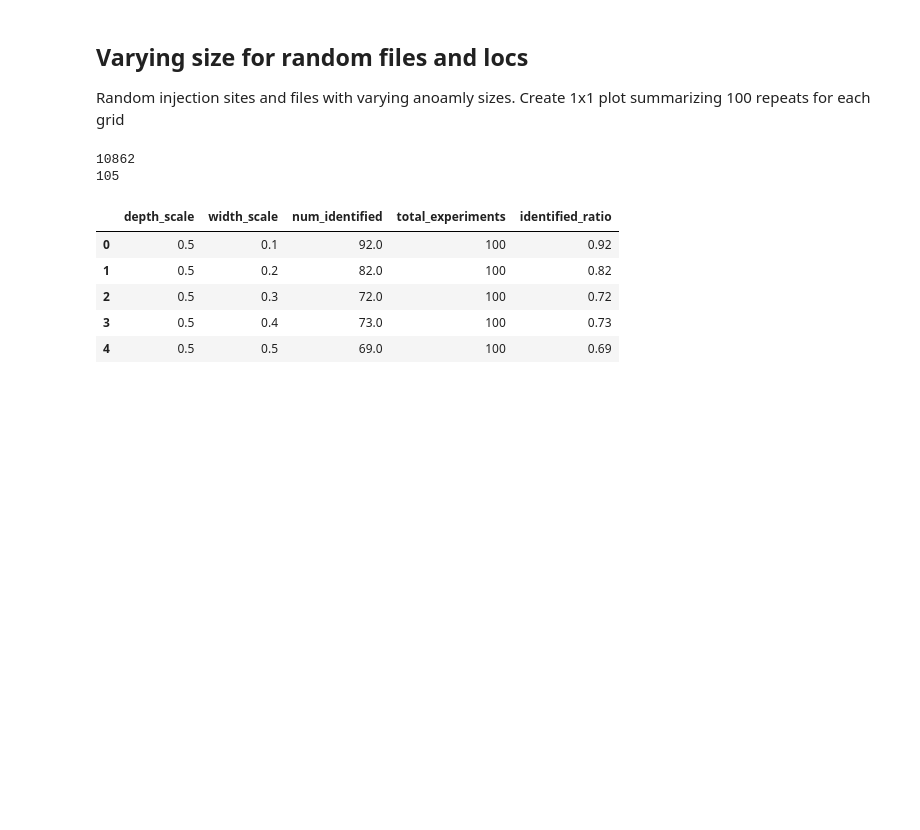
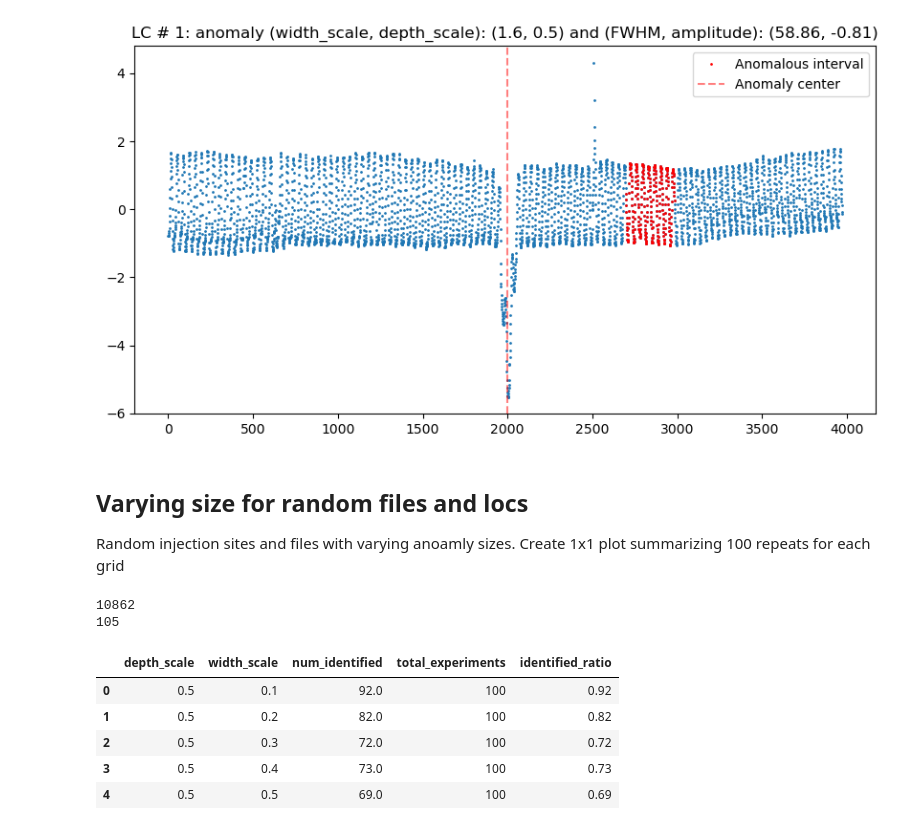
Before and after one commit to linneawolniewicz/dipper-detection, a Jupyter notebook: scripts/analyze_results.ipynb, the cells around one changed output. Cells and saved outputs as stored; diff of their text form; code cells hidden in the pictures; blank space fills up the shorter version.

```diff
--- a/scripts/analyze_results.ipynb
+++ b/scripts/analyze_results.ipynb
@@ -4,0 +14,15 @@ import pandas as pd
+# %%
+lightcurve_number = 1
+data_dir = "../results/"
+data_name = f"grid_search/gp_initial_{lightcurve_number}.txt"
+
+# results are stored in a txt file, with header: start,end,metric
+data = pd.read_csv(data_dir + data_name, header=0, sep=",")
+print(data.head())
+
+# find the best metric start and end interval
+best_metric = data["metric"].max()
+best_interval = data[data["metric"] == best_metric]
+start = int(best_interval["start"].values[0])
+end = int(best_interval["end"].values[0])
+print(best_interval)
@@ -5,3 +38,47 @@ import pandas as pd
+# %%
+# Load the lightcurve
+shape = "gaussian"
+width_scale = 1.6
+depth_scale = 0.5
+loc = 2000
+
+# Load the data
+data_dir = '../data/k2/'
+filename = f'k2_{lightcurve_number}.fits'
+x, y, y_err = load_k2_data(data_dir + filename)
+
+# Scale data to be between 0 and 1
+y = (y - np.min(y)) / (np.max(y) - np.min(y))
+y_err = y_err / (np.max(y) - np.min(y))
+
+# Inject anomalies
+steps, y, anomaly_locs, anomaly_amp, anomaly_fwhm = inject_anomaly(
+    y,
+    num_anomalies=1,
+    seed=lightcurve_number,
+    shapes=[shape],
+    width_scale=width_scale,
+    depth_scale=depth_scale,
+    anomaly_idx=[loc]
+)
+
+# Standardize data to have mean 0 and std of 1
+mean_y = np.mean(y)
+std_y = np.std(y)
+y = (y - mean_y) / std_y
+y_err = y_err / std_y
+
+# Plot the lightcurve, injected anomaly center, and the anomalous interval
+plt.figure(figsize=(10,5))
+plt.plot(range(len(x)), y, '.', markersize=2)
+plt.plot(range(start, end), y[start:end], '.', color='r', markersize=2, label='Anomalous interval')
+for i in range(len(anomaly_locs)):
+    plt.axvline(x=anomaly_locs[i], color='r', linestyle='--', alpha=0.5, label='Anomaly center')
+plt.legend()
+plt.title(f"LC # {lightcurve_number}: anomaly (width_scale, depth_scale): ({width_scale}, {depth_scale}) and (FWHM, amplitude): ({anomaly_fwhm:.2f}, {anomaly_amp:.2f})")
+plt.show()
+# %% [output]
+[figure, added]
 # %% [markdown]
 ## Varying size for random files and locs
 Random injection sites and files with varying anoamly sizes. Create 1x1 plot summarizing 100 repeats for each grid
```
Also changed, not shown: parts of 3 cells of this notebook, 8 other files.
